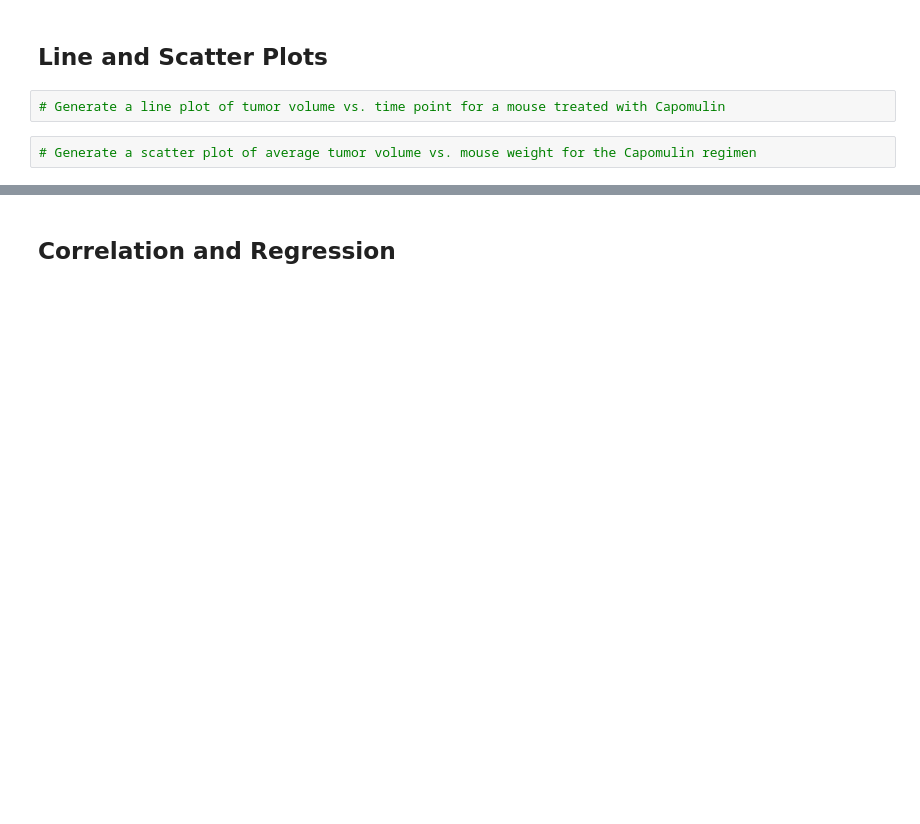
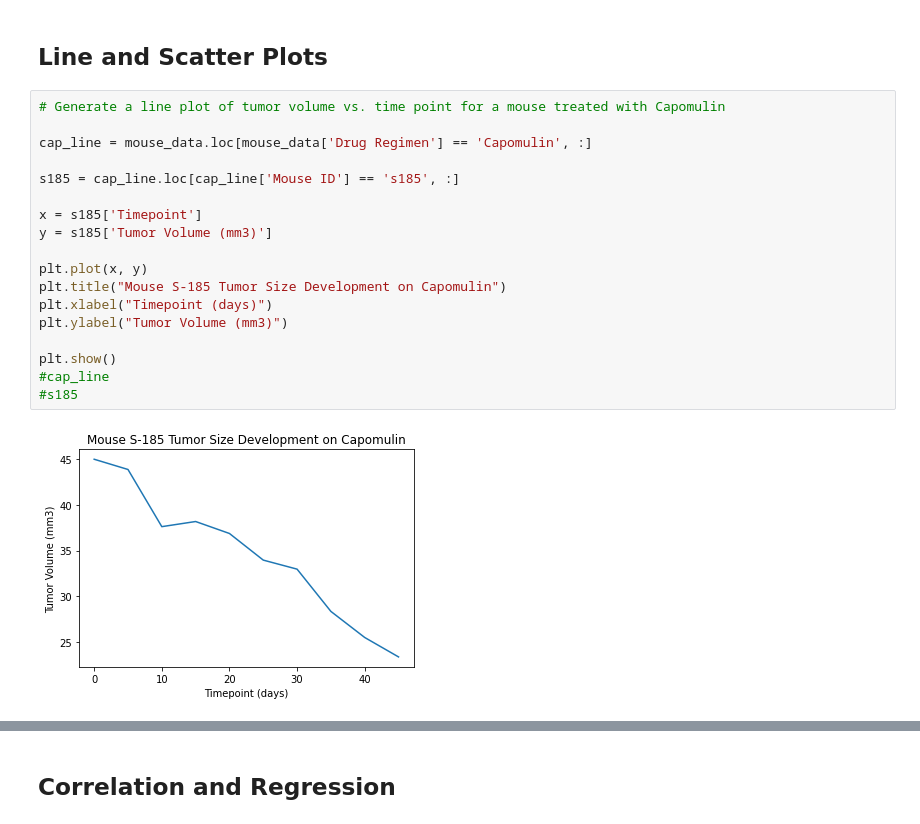
Before and after one commit to wgaechter/WG_MatPlotLib_HW_5, a Jupyter notebook: Pymaceuticals/pymaceuticals.ipynb, the cells around one changed output, grey strips where cells are left out. Cells and saved outputs as stored; diff of their text form; blank space fills up the shorter version.

```diff
--- a/Pymaceuticals/pymaceuticals.ipynb
+++ b/Pymaceuticals/pymaceuticals.ipynb
@@ -297,6 +416,22 @@ Values above 111.18822347500002 could be outliers.
 # %% [markdown]
 ## Line and Scatter Plots
-# %%
-# Generate a line plot of tumor volume vs. time point for a mouse treated with Capomulin
-# %%
-# Generate a scatter plot of average tumor volume vs. mouse weight for the Capomulin regimen
+# %%
+# Generate a line plot of tumor volume vs. time point for a mouse treated with Capomulin
+
+cap_line = mouse_data.loc[mouse_data['Drug Regimen'] == 'Capomulin', :]
+
+s185 = cap_line.loc[cap_line['Mouse ID'] == 's185', :]
+
+x = s185['Timepoint']
+y = s185['Tumor Volume (mm3)']
+
+plt.plot(x, y)
+plt.title("Mouse S-185 Tumor Size Development on Capomulin")
+plt.xlabel("Timepoint (days)")
+plt.ylabel("Tumor Volume (mm3)")
+
+plt.show()
+#cap_line
+#s185
+# %% [output]
+[figure, added]
```
Also changed, not shown: parts of 8 cells of this notebook.
